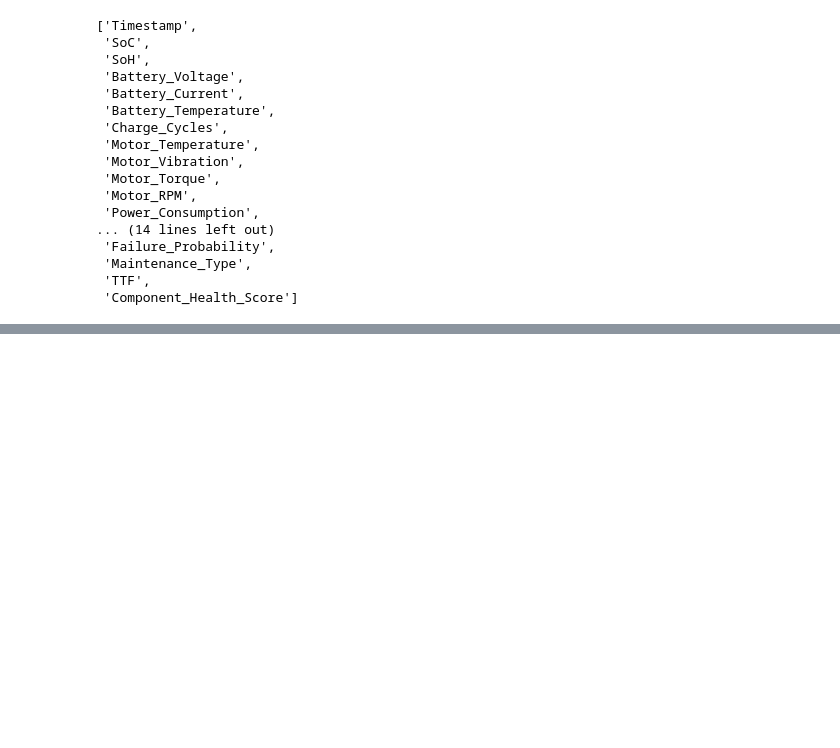
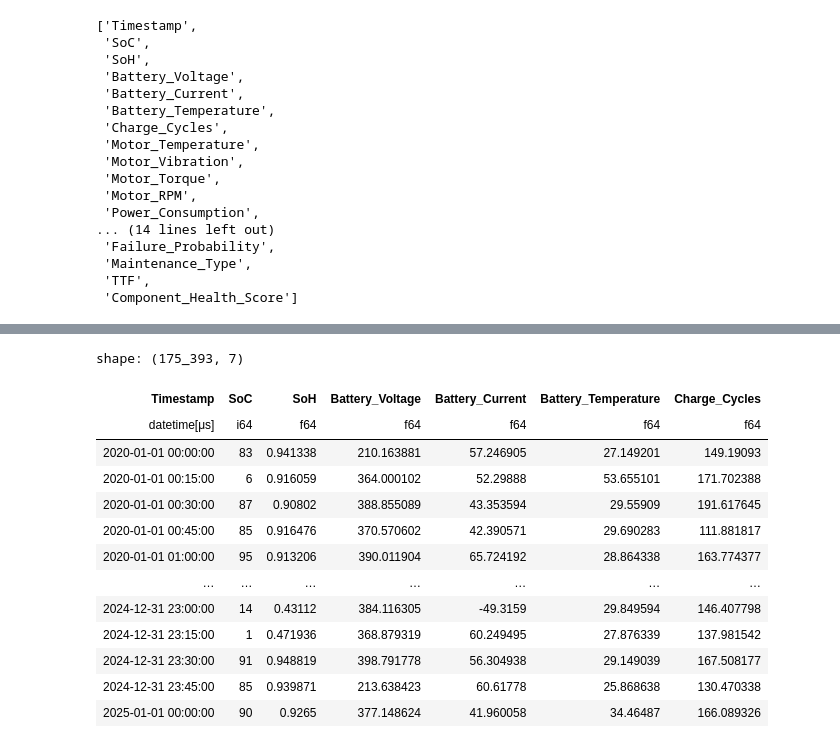
Before and after one commit to Mikepool117/bms-visualizer, a Jupyter notebook: dataset/dataset_generator-checkpoint.ipynb, the cells around one changed output, grey strips where cells are left out. Saved outputs shown, nothing was run; the diff lists cells and outputs as text; code cells hidden in the pictures; blank space fills up the shorter version.

Commit message:
finished dataset processing

```diff
--- a/dataset/dataset_generator-checkpoint.ipynb
+++ b/dataset/dataset_generator-checkpoint.ipynb
@@ -77,0 +82,4 @@ with open('dataset.csv', mode="w") as f:
+# %%
+import polars as pl
+df = pl.read_csv('dataset.csv', try_parse_dates=True)
+df.head
@@ -77,0 +126,21 @@ with open('dataset.csv', mode="w") as f:
+# %%
+df = df.with_columns(
+    (pl.col("SoC") * 100).round(0).cast(pl.Int64),
+    pl.col("Battery_Current") + 80
+)
+df
+# %% [output]
+shape: (175_393, 7)
+| Timestamp | SoC | SoH | Battery_Voltage | Battery_Current | Battery_Temperature | Charge_Cycles |
+| datetime[μs] | i64 | f64 | f64 | f64 | f64 | f64 |
+| 2020-01-01 00:00:00 | 83 | 0.941338 | 210.163881 | 57.246905 | 27.149201 | 149.19093 |
+| 2020-01-01 00:15:00 | 6 | 0.916059 | 364.000102 | 52.29888 | 53.655101 | 171.702388 |
+| 2020-01-01 00:30:00 | 87 | 0.90802 | 388.855089 | 43.353594 | 29.55909 | 191.617645 |
+| 2020-01-01 00:45:00 | 85 | 0.916476 | 370.570602 | 42.390571 | 29.690283 | 111.881817 |
+| 2020-01-01 01:00:00 | 95 | 0.913206 | 390.011904 | 65.724192 | 28.864338 | 163.774377 |
+| … | … | … | … | … | … | … |
+| 2024-12-31 23:00:00 | 14 | 0.43112 | 384.116305 | -49.3159 | 29.849594 | 146.407798 |
+| 2024-12-31 23:15:00 | 1 | 0.471936 | 368.879319 | 60.249495 | 27.876339 | 137.981542 |
+| 2024-12-31 23:30:00 | 91 | 0.948819 | 398.791778 | 56.304938 | 29.149039 | 167.508177 |
+| 2024-12-31 23:45:00 | 85 | 0.939871 | 213.638423 | 60.61778 | 25.868638 | 130.470338 |
+| 2025-01-01 00:00:00 | 90 | 0.9265 | 377.148624 | 41.960058 | 34.46487 | 166.089326 |
```
Also changed, not shown: parts of 7 cells of this notebook, 4 other files.
